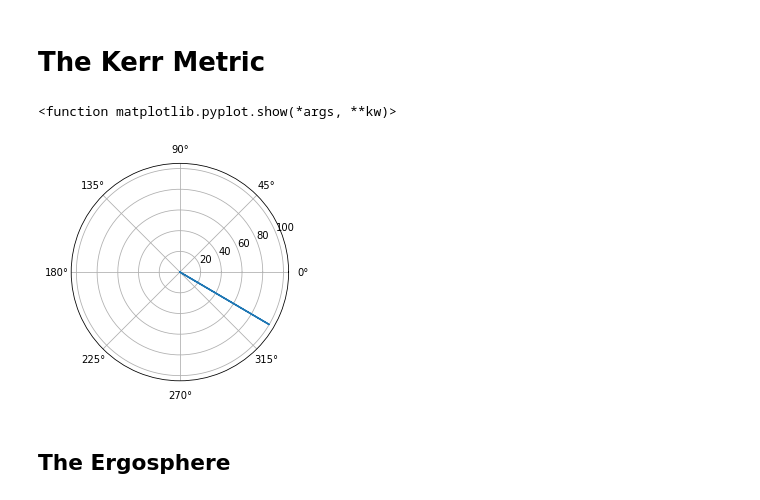
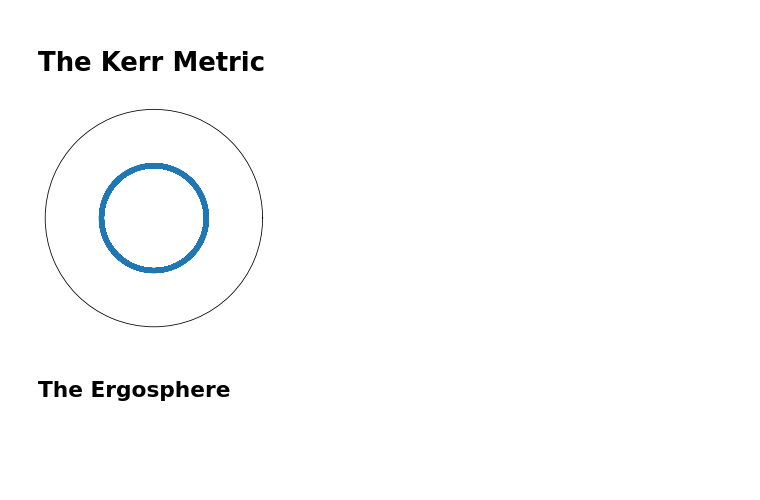
Before and after one commit to aidanjjoyce/Black-Hole-Simulations, a Jupyter notebook: Black_Hole_Simulations.ipynb, the cells around one changed output. Cells and saved outputs as stored; diff of their text form; code cells hidden in the pictures; blank space fills up the shorter version.

```diff
--- a/Black_Hole_Simulations.ipynb
+++ b/Black_Hole_Simulations.ipynb
@@ -217,37 +222,43 @@ plt.show()
 # %% [markdown]
 # The Kerr Metric
 # %%
-##Kerr metric orbit plotter
-
-##Need to solve 3 coupled 1st order ODEs in r/t/p
-k,c,a,h,mu = 1,1,0.5,10,1
-
-def odes(x,tau,k,c,a,h,mu):
-  #Assign each ODE to a vector
-  k, c, a, h, mu
+def Kerr_MassiveShapeEqn(x,t,c,Rs,a,h,k):
 
   T = x[0]
   R = x[1]
   P = x[2]
 
   #Define discriminant
-  D = R**2 - 2*mu*R + a**2
+  D = R**2 - Rs*R + a**2
 
-  dt = (k*c*((R+2*mu)*a**2 + R**3) - 2*h*a*mu) / (R*D*c)
-  dp = (h*(R - 2*mu) + 2*k*c*a*mu) / (R*D)
-  dr = np.sqrt(c**2*(k**2 - 1) + 2*mu*c**2/R - (h**2 - a**2*c**2*(k**2 - 1))/R**2 + 2*mu*(h-a*c*k)**2/R**3)
+  dTdt = (k*c*((R+Rs)*a**2 + R**3) - h*a*Rs) / (R*D*c)
+  dRdt = np.sqrt(c**2*(k**2 - 1) + Rs*c**2/R - (h**2 - a**2*c**2*(k**2 - 1))/R**2 + Rs*(h-a*c*k)**2/R**3)
+  dPdt = (h*(R - Rs) + k*c*a*Rs) / (R*D)
 
-  return [dt,dp,dr]
-
-x0 = [0, 100, 0]
-t = np.linspace(0,1,1000)
-y = odeint(odes,x0,t, args=(k,c,a,h,mu))
-
-plt.polar(y[2],y[1])
-plt.show
+  return [dTdt,dRdt,dPdt]
-# %% [output]
-<function matplotlib.pyplot.show(*args, **kw)>
-[figure, removed]
+# %%
+G, M, c = 6.67e-11, 1.99e30, 3e8
+Rs = 2*G*M/c**2
+a = 0*Rs
+x0 = [0,3*Rs,0]
+kCirc = (1-Rs/x0[1]+a*np.sqrt(Rs/(2*x0[1]**3)))/np.sqrt(1-3*Rs/(2*x0[1])+2*a*np.sqrt(Rs/(2*x0[1]**3)))
+hCirc = c*(np.sqrt(Rs*x0[1]/2)-a*Rs/x0[1]+a**2*np.sqrt(Rs/(2*x0[1]**3)))/np.sqrt(1-3*Rs/(2*x0[1])+2*a*np.sqrt(Rs/(2*x0[1]**3)))
+k, h = kCirc, hCirc
+
+#Plots an orbit with given initial radius, dr/dp, and h
+
+fig, ax = plt.subplots(subplot_kw={'projection': 'polar'})
+samples = 1000
+t = np.linspace(0,1,samples)
+xs = odeint(Kerr_MassiveShapeEqn, x0, t, args=(c,Rs,a,h,k))
+ax.plot(xs[:,2], xs[:,1])
+ax.set_rticks([])
+ax.set_xticks([])
+ax.grid(False)
+
+plt.show()
+# %% [output]
+[figure, added]
 # %% [markdown]
 ## The Ergosphere
 # %%
```
Also changed, not shown: parts of 6 cells of this notebook.
